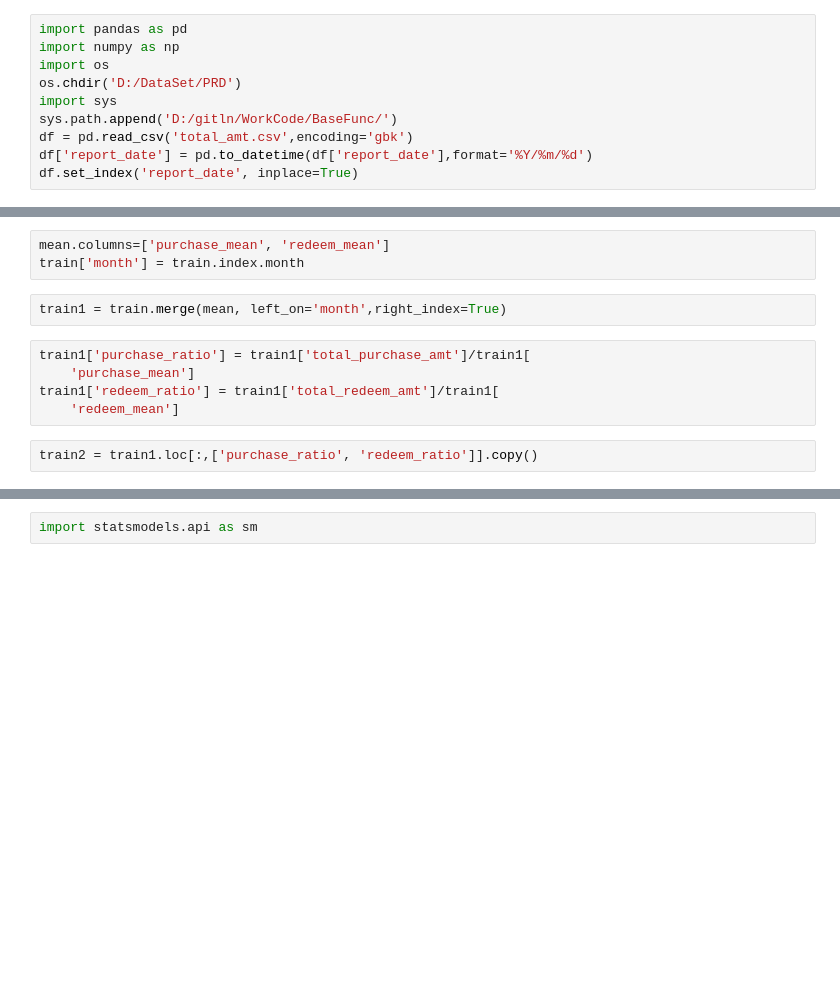
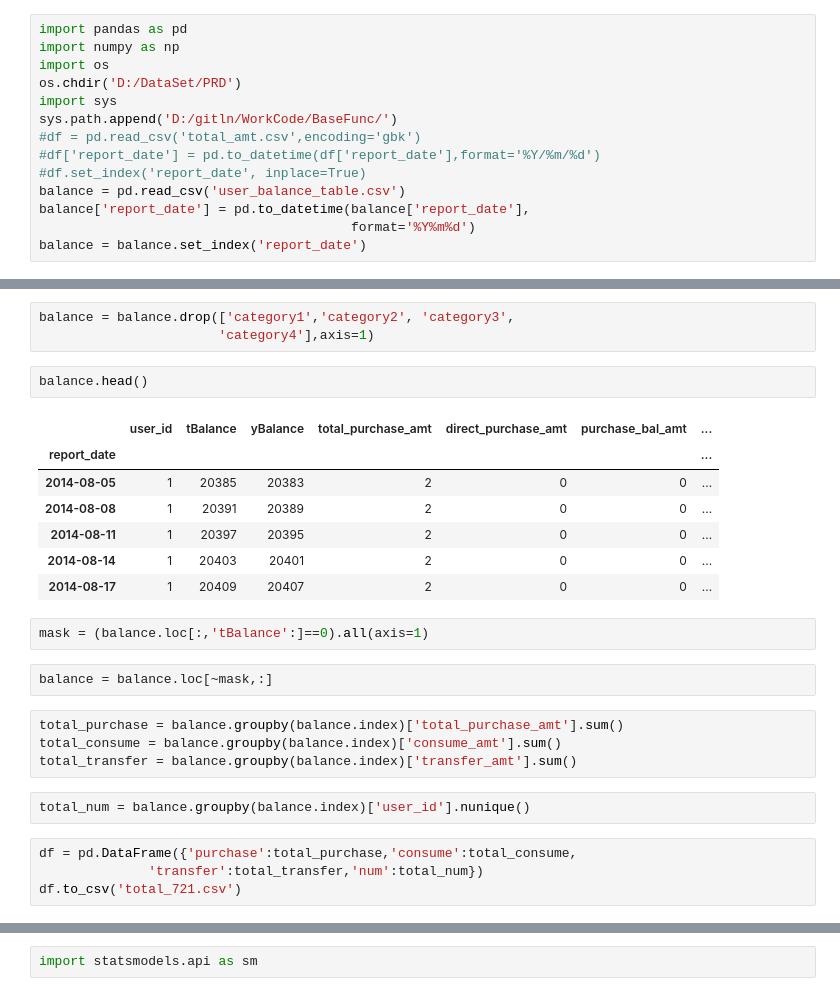
Before and after one commit to johngolt/golt, a Jupyter notebook: PycharmProjects/Work/建模案例/资金流入流出/Untitled2.ipynb, the cells around one changed output, grey strips where cells are left out. Drawn from its saved outputs; the diff is of its cells as text; blank space fills up the shorter version.

```diff
--- a/PycharmProjects/Work/建模案例/资金流入流出/Untitled2.ipynb
+++ b/PycharmProjects/Work/建模案例/资金流入流出/Untitled2.ipynb
@@ -5,6 +5,10 @@ import os
 os.chdir('D:/DataSet/PRD')
 import sys
 sys.path.append('D:/gitln/WorkCode/BaseFunc/')
-df = pd.read_csv('total_amt.csv',encoding='gbk')
-df['report_date'] = pd.to_datetime(df['report_date'],format='%Y/%m/%d')
-df.set_index('report_date', inplace=True)
+#df = pd.read_csv('total_amt.csv',encoding='gbk')
+#df['report_date'] = pd.to_datetime(df['report_date'],format='%Y/%m/%d')
+#df.set_index('report_date', inplace=True)
+balance = pd.read_csv('user_balance_table.csv')
+balance['report_date'] = pd.to_datetime(balance['report_date'],
+                                        format='%Y%m%d')
+balance = balance.set_index('report_date')
@@ -15,12 +15,27 @@ mean = train.groupby(train.index.month).mean()
-# %%
-mean.columns=['purchase_mean', 'redeem_mean']
-train['month'] = train.index.month
-# %%
-train1 = train.merge(mean, left_on='month',right_index=True)
-# %%
-train1['purchase_ratio'] = train1['total_purchase_amt']/train1[
-    'purchase_mean']
-train1['redeem_ratio'] = train1['total_redeem_amt']/train1[
-    'redeem_mean']
-# %%
-train2 = train1.loc[:,['purchase_ratio', 'redeem_ratio']].copy()
+# %%
+balance = balance.drop(['category1','category2', 'category3',
+                       'category4'],axis=1)
+# %%
+balance.head()
+# %% [output]
+|  | user_id | tBalance | yBalance | total_purchase_amt | direct_purchase_amt | purchase_bal_amt | ... |
+| report_date |  |  |  |  |  |  | ... |
+| 2014-08-05 | 1 | 20385 | 20383 | 2 | 0 | 0 | ... |
+| 2014-08-08 | 1 | 20391 | 20389 | 2 | 0 | 0 | ... |
+| 2014-08-11 | 1 | 20397 | 20395 | 2 | 0 | 0 | ... |
+| 2014-08-14 | 1 | 20403 | 20401 | 2 | 0 | 0 | ... |
+| 2014-08-17 | 1 | 20409 | 20407 | 2 | 0 | 0 | ... |
+# %%
+mask = (balance.loc[:,'tBalance':]==0).all(axis=1)
+# %%
+balance = balance.loc[~mask,:]
+# %%
+total_purchase = balance.groupby(balance.index)['total_purchase_amt'].sum()
+total_consume = balance.groupby(balance.index)['consume_amt'].sum()
+total_transfer = balance.groupby(balance.index)['transfer_amt'].sum()
+# %%
+total_num = balance.groupby(balance.index)['user_id'].nunique()
+# %%
+df = pd.DataFrame({'purchase':total_purchase,'consume':total_consume,
+              'transfer':total_transfer,'num':total_num})
+df.to_csv('total_721.csv')
```
Also changed, not shown: parts of 30 cells of this notebook, 19 other files.
